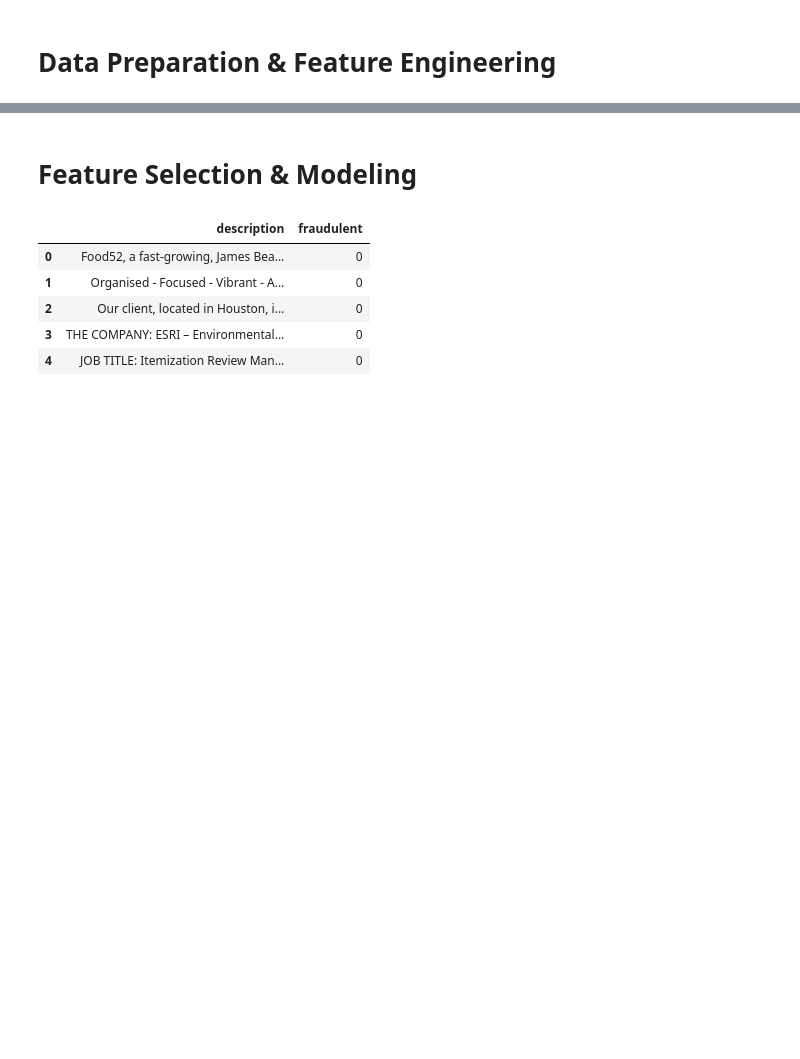
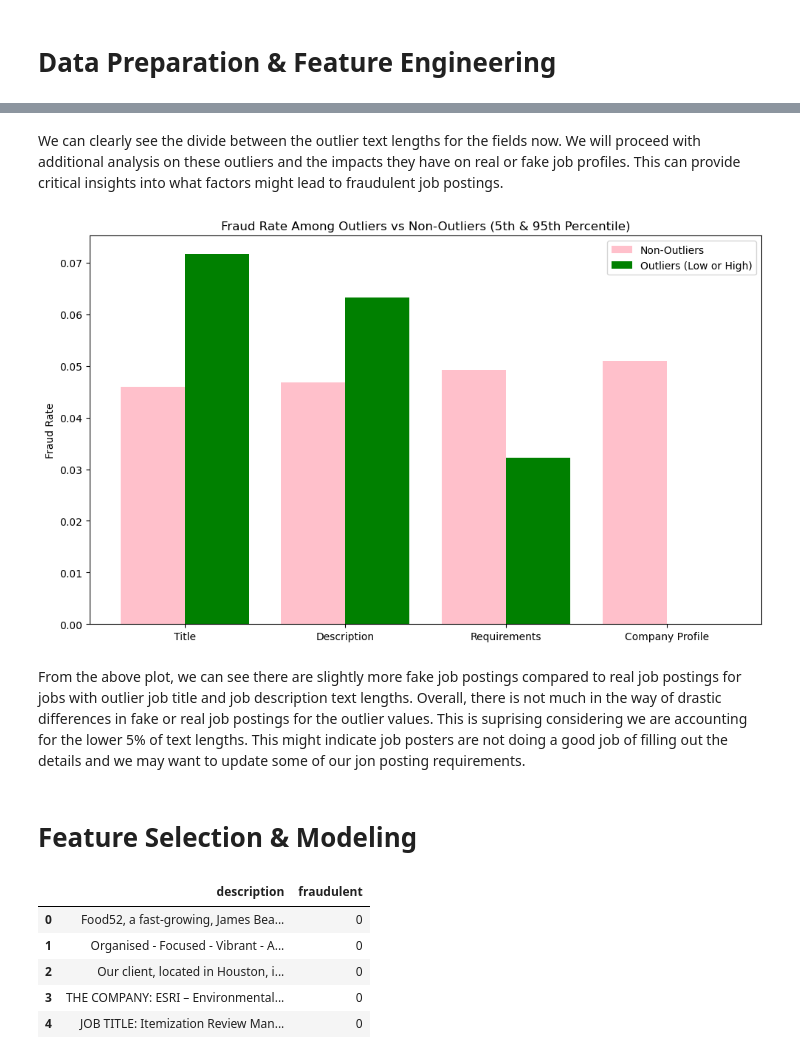
Before and after one commit to navanodonavan/MSAAI510FinalProjectGroup4, a Jupyter notebook: Final Project Section5-Team 4.ipynb, the cells around one changed output, grey strips where cells are left out. Saved outputs shown, nothing was run; the diff lists cells and outputs as text; code cells hidden in the pictures; blank space fills up the shorter version.

```diff
--- a/Final Project Section5-Team 4.ipynb
+++ b/Final Project Section5-Team 4.ipynb
@@ -217,3 +263,40 @@ plt.show()
+# %% [markdown]
+We can clearly see the divide between the outlier text lengths for the fields now. We will proceed with additional analysis on these outliers and the impacts they have on real or fake job profiles. This can provide critical insights into what factors might lead to fraudulent job postings.
+# %%
+# we will identify 2 outlier thresholds for long text and short text lengths
+fraud_comparison = {}
+
+for col in ['title_len', 'desc_len', 'req_len', 'profile_len']:
+    low_threshold = df[col].quantile(0.05)
+    high_threshold = df[col].quantile(0.95)
+
+    # identify low or long text
+    df[f'{col}_outlier'] = ((df[col] < low_threshold) | (df[col] > high_threshold)).astype(int)
+
+    # calculate fraud rate for outliers
+    rates = df.groupby(f'{col}_outlier')['fraudulent'].mean()
+    fraud_comparison[col] = rates
+
+# convert to df for plots
+fraud_rate_df = pd.DataFrame(fraud_comparison).T
+fraud_rate_df.columns = ['Non-Outlier Fraud Rate', 'Outlier Fraud Rate']
+fraud_rate_df = fraud_rate_df.reset_index().rename(columns={'index': 'Field'})
+
+# plot fraud rates for outliers
+plt.figure(figsize=(10, 6))
+x = range(len(fraud_rate_df))
+plt.bar(x, fraud_rate_df['Non-Outlier Fraud Rate'], width=0.4, label='Non-Outliers', align='center', color='pink')
+plt.bar([p + 0.4 for p in x], fraud_rate_df['Outlier Fraud Rate'], width=0.4, label='Outliers (Low or High)', align='center', color='green')
+plt.xticks([p + 0.2 for p in x], ['Title', 'Description', 'Requirements', 'Company Profile'])
+plt.ylabel('Fraud Rate')
+plt.title('Fraud Rate Among Outliers vs Non-Outliers (5th & 95th Percentile)')
+plt.legend()
+plt.tight_layout()
+plt.show()
+# %% [output]
+[figure, added]
+# %% [markdown]
+From the above plot, we can see there are slightly more fake job postings compared to real job postings for jobs with outlier job title and job description text lengths. Overall, there is not much in the way of drastic differences in fake or real job postings for the outlier values. This is suprising considering we are accounting for the lower 5% of text lengths. This might indicate job posters are not doing a good job of filling out the details and we may want to update some of our jon posting requirements.
 # %% [markdown]
 # Feature Selection & Modeling
 # %%
```
Also changed, not shown: parts of 11 cells of this notebook.
